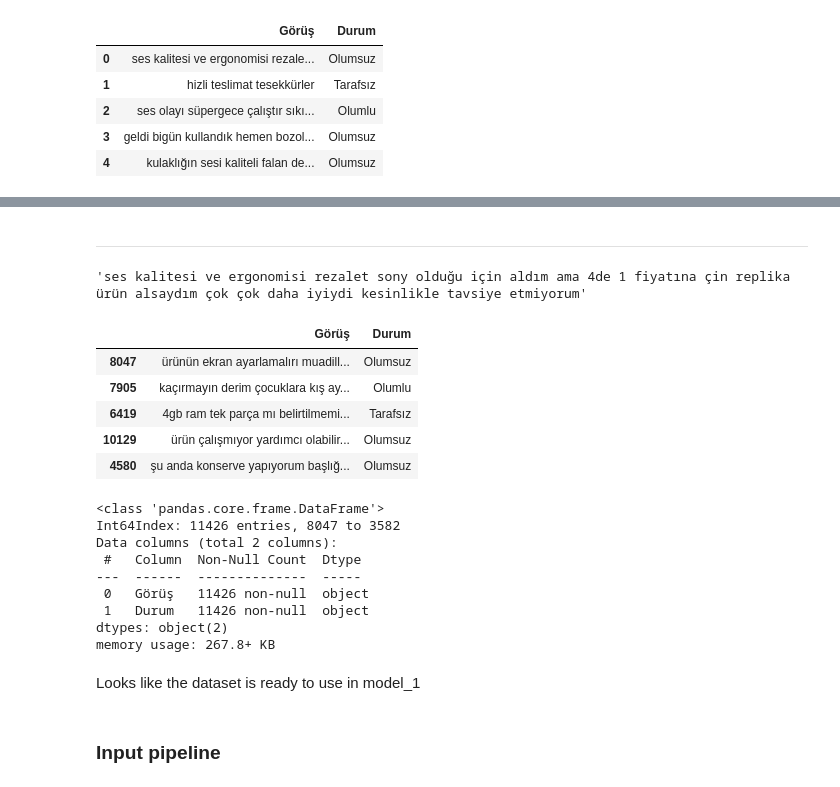
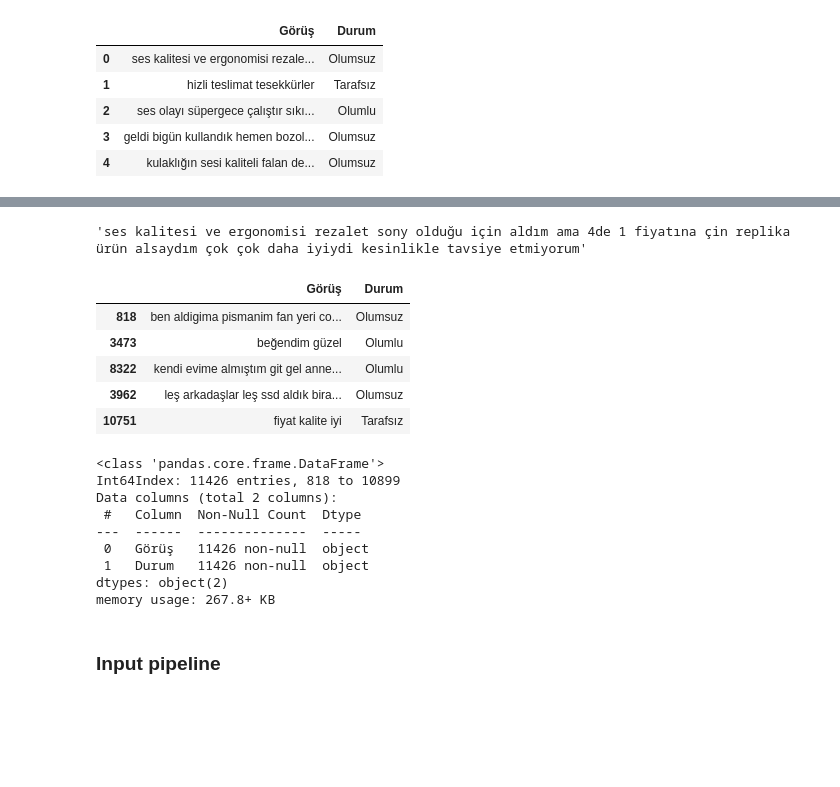
Before and after one commit to egehanasal/Deep-Learning, a Jupyter notebook: Turkish Language Sentiment Analysis/Mağaza Yorumları Duygu Analizi/magaza_yorumlari_duygu_analizi.ipynb, the cells around one changed output, grey strips where cells are left out. Saved outputs shown, nothing was run; the diff lists cells and outputs as text; code cells hidden in the pictures; blank space fills up the shorter version.

```diff
--- a/Turkish Language Sentiment Analysis/Mağaza Yorumları Duygu Analizi/magaza_yorumlari_duygu_analizi.ipynb
+++ b/Turkish Language Sentiment Analysis/Mağaza Yorumları Duygu Analizi/magaza_yorumlari_duygu_analizi.ipynb
@@ -126,8 +115,6 @@ df.head()
 #df['Görüş'] = df['Görüş'].apply(lambda x: ' '.join(word for word in x))
 #
 #df.head()
-# %% [markdown]
---------------------------------
 # %%
 # Get train sentences from df.Görüş
 train_sentences = df["Görüş"].tolist()
@@ -137,21 +124,23 @@ train_sentences[0]
 'ses kalitesi ve ergonomisi rezalet sony olduğu için aldım ama 4de 1 fiyatına çin replika ürün alsaydım çok çok daha iyiydi kesinlikle tavsiye etmiyorum'
 # %%
 # Shuffle the data so our model can learn in a proper way
-df = df.sample(frac=1)
+
+from sklearn.utils import shuffle
+df = shuffle(df)
 df.head()
 # %% [output]
 |  | Görüş | Durum |
-| 8047 | ürünün ekran ayarlamalırı muadill... | Olumsuz |
-| 7905 | kaçırmayın derim çocuklara kış ay... | Olumlu |
-| 6419 | 4gb ram tek parça mı belirtilmemi... | Tarafsız |
-| 10129 | ürün çalışmıyor yardımcı olabilir... | Olumsuz |
-| 4580 | şu anda konserve yapıyorum başlığ... | Olumsuz |
+| 818 | ben aldigima pismanim fan yeri co... | Olumsuz |
+| 3473 | beğendim güzel | Olumlu |
+| 8322 | kendi evime almıştım git gel anne... | Olumlu |
+| 3962 | leş arkadaşlar leş ssd aldık bira... | Olumsuz |
+| 10751 | fiyat kalite iyi | Tarafsız |
 # %%
 # Check the DataFrame for one last time
 df.info()
 # %% [output]
 <class 'pandas.core.frame.DataFrame'>
-Int64Index: 11426 entries, 8047 to 3582
+Int64Index: 11426 entries, 818 to 10899
 Data columns (total 2 columns):
  #   Column  Non-Null Count  Dtype
 ---  ------  --------------  -----
@@ -159,8 +148,6 @@ Data columns (total 2 columns):
  1   Durum   11426 non-null  object
 dtypes: object(2)
 memory usage: 267.8+ KB
-# %% [markdown]
-Looks like the dataset is ready to use in model_1
 # %% [markdown]
 ### Input pipeline
 # %%
```
Also changed, not shown: parts of 53 cells of this notebook.
